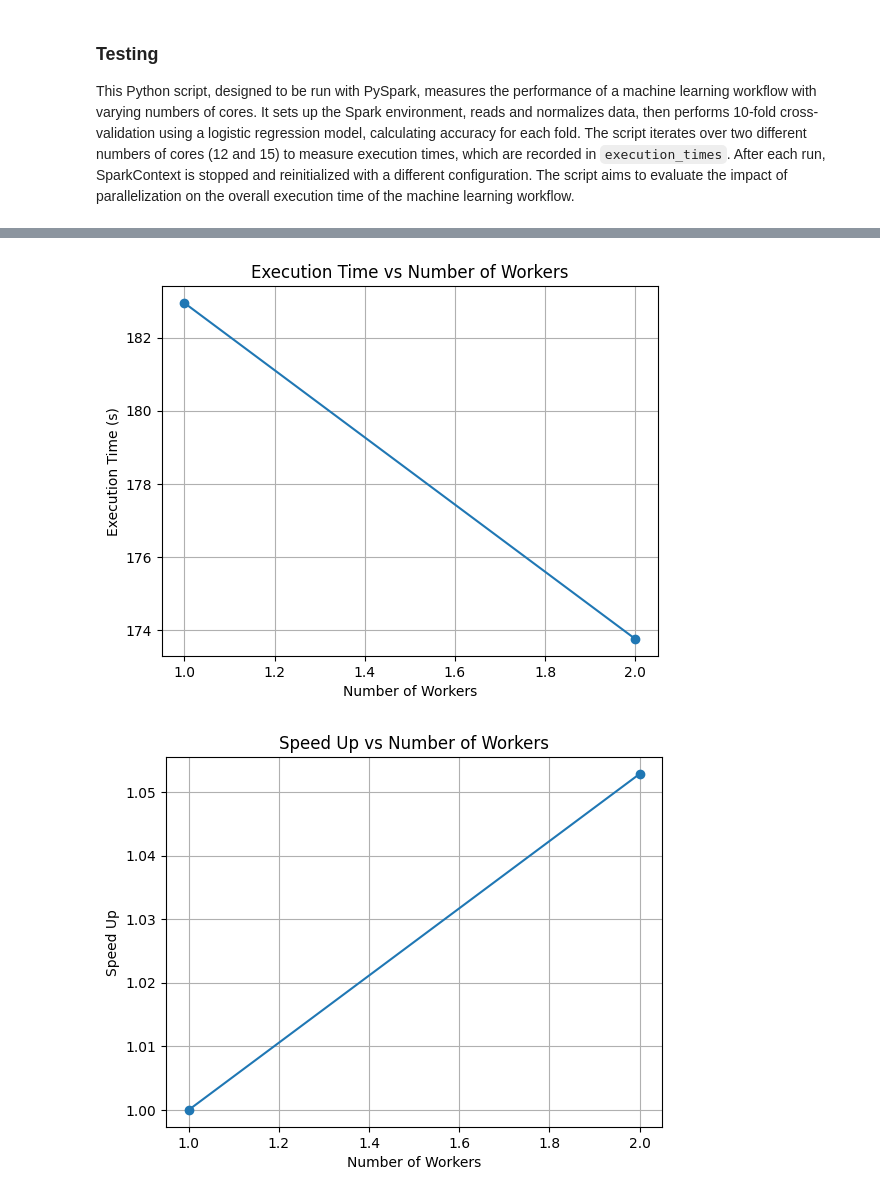
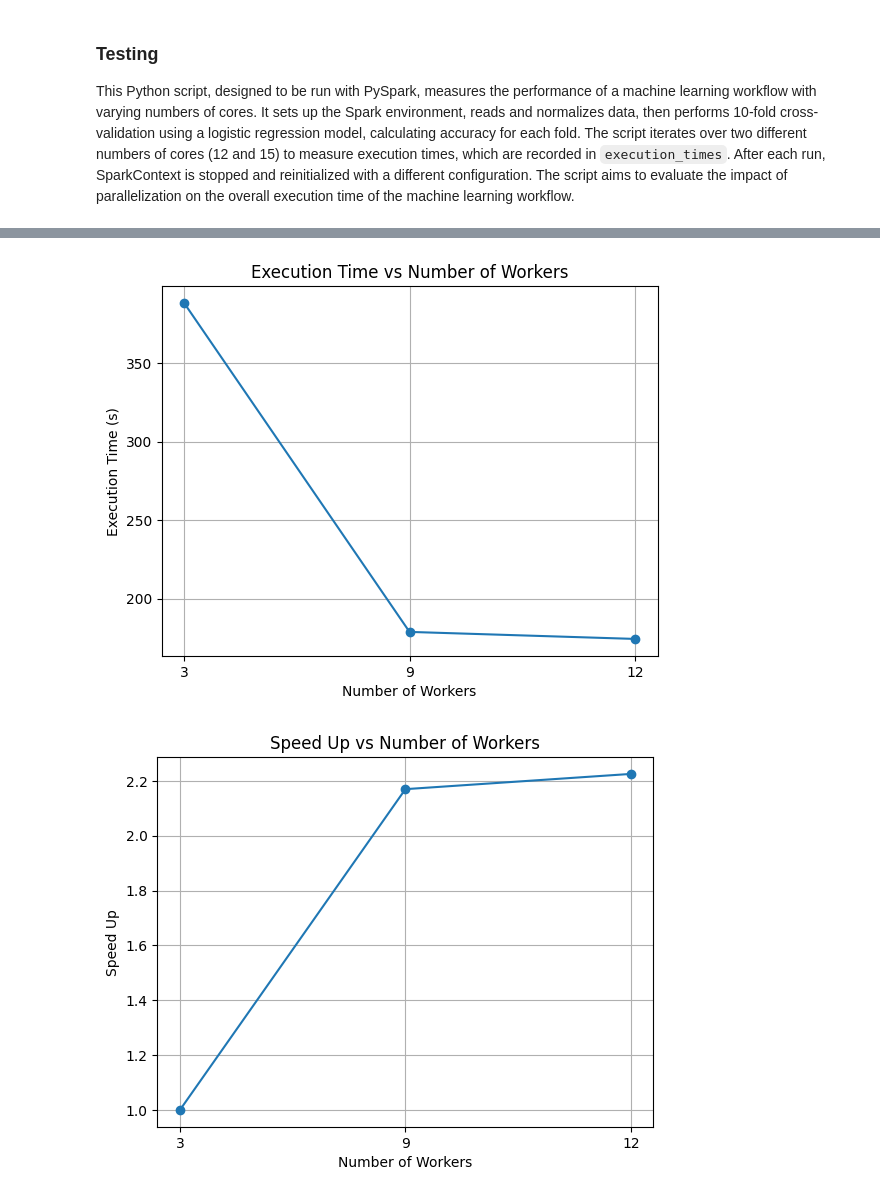
Before and after one commit to nicola-cecere/Massively-Parallel-ML, a Jupyter notebook: botnet/cross_validation/botnet_cross.ipynb, the cells around one changed output, grey strips where cells are left out. Drawn from its saved outputs; the diff is of its cells as text; code cells hidden in the pictures.

```diff
--- a/botnet/cross_validation/botnet_cross.ipynb
+++ b/botnet/cross_validation/botnet_cross.ipynb
@@ -238,7 +238,7 @@ if __name__ == "__main__":
 
     execution_times = []
     speed_up = []
-    for i in [12,15]:
+    for i in [3,9, 12]:
         start_time = time.time()
         number_cores = i
         conf = (
@@ -253,7 +253,7 @@ if __name__ == "__main__":
         data = normalize(data)
 
         num_blocks_cv = 10
-        # Shuffle rows and transfrom data
+        # Shuffle rows and transform data
         data_cv = transform(data, num_blocks_cv)
         # optimize performance
         data_cv_cached = data_cv.cache()
@@ -275,5 +275,4 @@ if __name__ == "__main__":
         print("average accuracy:", avg_acc / num_blocks_cv)
         execution_times.append(time.time() - start_time)
         sc.stop()
-    num_workers = list(range(1, len(execution_times)+1))
 # %% [output]
@@ -305,20 +299,20 @@ accuracy: 0.930727604317192
 # %%
-plt.plot(num_workers, execution_times, marker='o', linestyle='-')
+plt.plot(["3","9","12"], execution_times, marker='o', linestyle='-')
 plt.xlabel('Number of Workers')  # Label for x-axis
 plt.ylabel('Execution Time (s)')  # Label for y-axis
 plt.title('Execution Time vs Number of Workers')  # Title for the plot
 plt.grid(True)  # Show grid lines
 plt.show()
 # %% [output]
-[figure, old version]
+[figure, new version]
 # %%
 for i in range(0,len(execution_times)):
     speed_up.append(execution_times[0]/execution_times[i])
-plt.plot(num_workers, speed_up, marker='o', linestyle='-')
+plt.plot(["3","9","12"], speed_up, marker='o', linestyle='-')
 plt.xlabel('Number of Workers')  # Label for x-axis
 plt.ylabel('Speed Up')  # Label for y-axis
 plt.title('Speed Up vs Number of Workers')  # Title for the plot
 plt.grid(True)  # Show grid lines
 plt.show()
 # %% [output]
-[figure, old version]
+[figure, new version]
```
Also changed, not shown: parts of 1 cell of this notebook.
